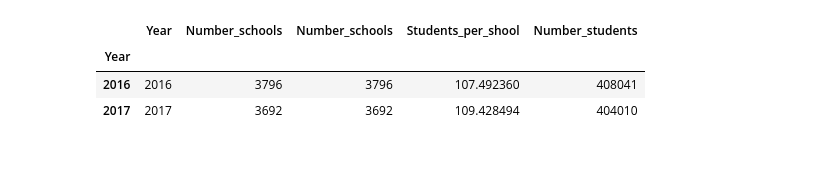
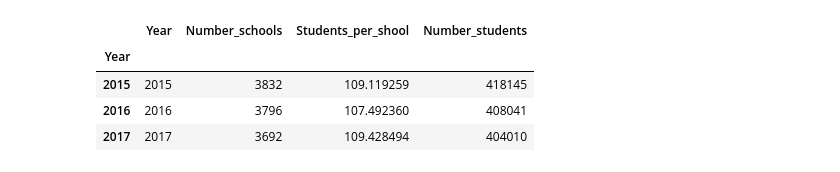
Before and after one commit to joaodolobo/Graficos_evolucao_escolas, a Jupyter notebook: Grafico_escolas.ipynb, the cells around one changed output. Saved outputs shown, nothing was run; the diff lists cells and outputs as text; code cells hidden in the pictures.

```diff
--- a/Grafico_escolas.ipynb
+++ b/Grafico_escolas.ipynb
@@ -14,8 +15,9 @@ df_escolas_1CEB = pd.read_excel('06_Base de dados/Escolas_ alunos_1960_2014.xlsx
-# %%
-df_escolas_1CEB.index = df_escolas_1CEB.Year
-df_escolas_1CEB.tail(2)
-# %% [output]
-|  | Year | Number_schools | Number_schools | Students_per_shool | Number_students |
-| Year |  |  |  |  |  |
-| 2016 | 2016 | 3796 | 3796 | 107.492360 | 408041 |
-| 2017 | 2017 | 3692 | 3692 | 109.428494 | 404010 |
+# %%
+df_escolas_1CEB_1999_17 = df_escolas_1CEB.loc[1999:2017,]
+df_escolas_1CEB_1999_17.tail(3)
+# %% [output]
+|  | Year | Number_schools | Students_per_shool | Number_students |
+| Year |  |  |  |  |
+| 2015 | 2015 | 3832 | 109.119259 | 418145 |
+| 2016 | 2016 | 3796 | 107.492360 | 408041 |
+| 2017 | 2017 | 3692 | 109.428494 | 404010 |
```
Also changed, not shown: parts of 5 cells of this notebook.
